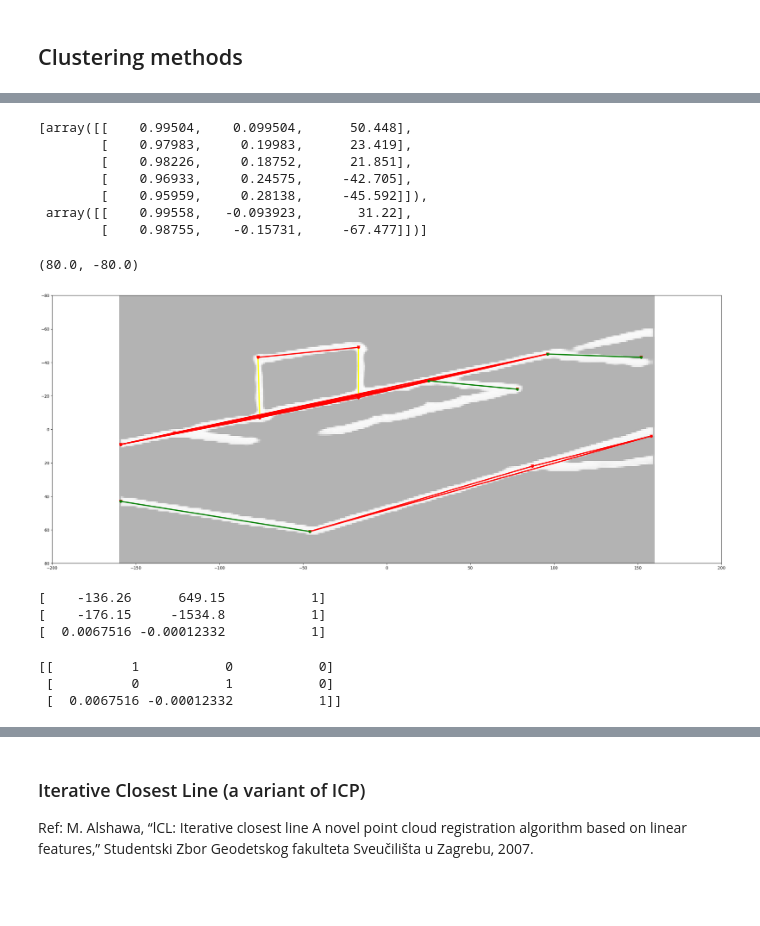
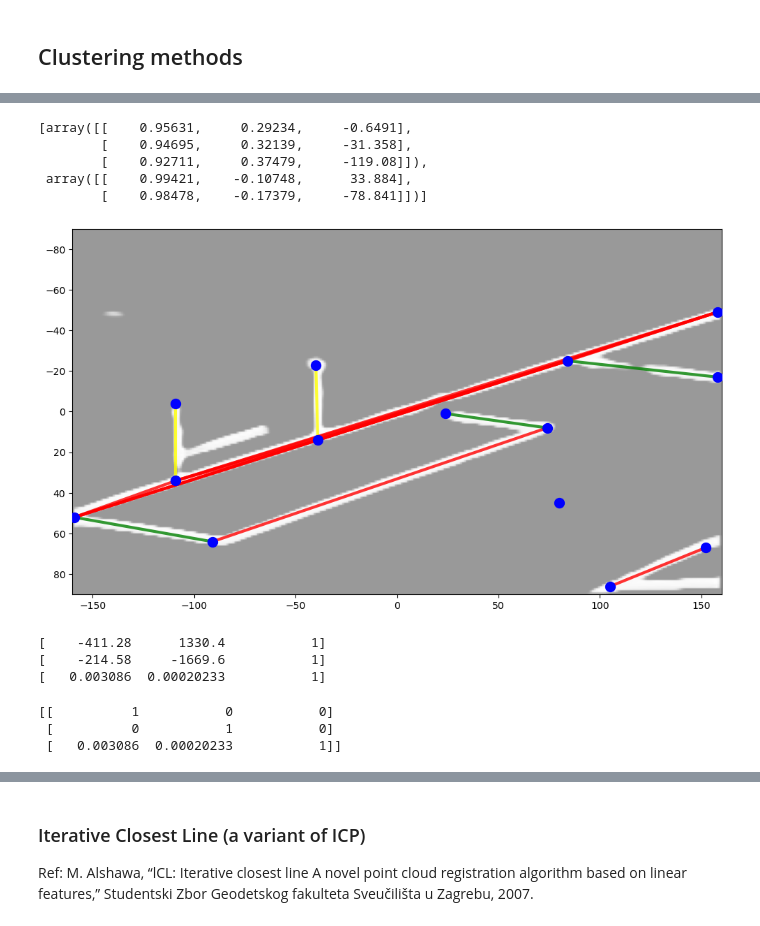
Before and after one commit to SamNguyen2k5/NUSC-ISC-FootballAnalysis, a Jupyter notebook: notebooks/251028 - Keypoint Mask Clustering.ipynb, the cells around one changed output, grey strips where cells are left out. Saved outputs shown, nothing was run; the diff lists cells and outputs as text; code cells hidden in the pictures; blank space fills up the shorter version.

Commit message:
Report update

```diff
--- a/notebooks/251028 - Keypoint Mask Clustering.ipynb
+++ b/notebooks/251028 - Keypoint Mask Clustering.ipynb
@@ -191,7 +191,7 @@ def plot_clustering_mask(n, threshold=.8):
 # plot_clustering_mask(n=batch_size)
 # plot_clustering_mask(n=4)
 # %%
-IDX = 14
+IDX = 10
 img, labels = calibration_valid_dataset[IDX]
 
 seg_mask = unet_seg_model(torch.Tensor(img).unsqueeze(0).unsqueeze(1))
@@ -304,7 +311,7 @@ line[line[:, 0] < 0, :] *= -1
 line = line / np.linalg.norm(line[:, [0, 1]], axis=1, keepdims=True)
 print(line)
 
-dbscan_arg = DBSCAN(min_samples=2, eps=0.1).fit(line[:, [0, 1]])
+dbscan_arg = DBSCAN(min_samples=2, eps=0.05).fit(line[:, [0, 1]])
 line_arg_labels = dbscan_arg.labels_
 
 print(line_arg_labels)
@@ -345,31 +353,33 @@ for line_type in (0, 1):
 
 filtered_lines
 # %% [output]
-[array([[    0.99504,    0.099504,      50.448],
-        [    0.97983,     0.19983,      23.419],
-        [    0.98226,     0.18752,      21.851],
-        [    0.96933,     0.24575,     -42.705],
-        [    0.95959,     0.28138,     -45.592]]),
- array([[    0.99558,   -0.093923,       31.22],
-        [    0.98755,    -0.15731,     -67.477]])]
+[array([[    0.95631,     0.29234,     -0.6491],
+        [    0.94695,     0.32139,     -31.358],
+        [    0.92711,     0.37479,     -119.08]]),
+ array([[    0.99421,    -0.10748,      33.884],
+        [    0.98478,    -0.17379,     -78.841]])]
 # %%
-fig, ax = plt.subplots(figsize=(30, 30))
+fig, ax = plt.subplots(figsize=(10, 10))
+ax.set_aspect('equal')
 
 X = np.stack([
     out_keypoints[segments[:, 0].astype('int'), 0:2],
     out_keypoints[segments[:, 1].astype('int'), 0:2]
 ], axis=1)
 
-ax.plot(X[dbscan_arg.labels_ == -1, :, -1].T, X[dbscan_arg.labels_ == -1, :, 0].T, marker='o', color='yellow', linewidth=3)
-ax.plot(X[dbscan_arg.labels_ == 0, :, 1].T, X[dbscan_arg.labels_ == 0, :, 0].T, marker='o', color='red', linewidth=3)
-ax.plot(X[dbscan_arg.labels_ == 1, :, 1].T, X[dbscan_arg.labels_ == 1, :, 0].T, marker='o', color='green', linewidth=3)
-ax.scatter(x=out_keypoints[:, 1], y=out_keypoints[:, 0], color='red', marker='v', s=50)
-ax.imshow(seg_mask, cmap='gray', extent=[-160, 160, 90, -90], alpha=.3)
-ax.set_xlim(-200, 200)
-ax.set_ylim(80, -80)
+ax.scatter(x=out_keypoints[:, 1], y=out_keypoints[:, 0], color='blue', marker='o', s=100, zorder=10)
+ax.plot(X[dbscan_arg.labels_ == -1, :, -1].T, X[dbscan_arg.labels_ == -1, :, 0].T, marker='o', color='yellow', linewidth=3, alpha=.8)
+ax.plot(X[dbscan_arg.labels_ == 0, :, 1].T, X[dbscan_arg.labels_ == 0, :, 0].T, marker='o', color='red', linewidth=3, alpha=.8)
+ax.plot(X[dbscan_arg.labels_ == 1, :, 1].T, X[dbscan_arg.labels_ == 1, :, 0].T, marker='o', color='green', linewidth=3, alpha=.8)
+ax.imshow(seg_mask, cmap='gray', extent=[-160, 160, 90, -90], alpha=.4)
+ax.set_xlim(-160, 160)
+ax.set_ylim(90, -90)
+
+fig.tight_layout()
+fig.savefig('../reports/2510/clustering/edge-detected.png')
+fig.show()
 # %% [output]
-(80.0, -80.0)
-[figure, old version]
+[figure, new version]
 # %%
 def best_intersection_point(lines):
     _, _, VT = np.linalg.svd(lines)
@@ -387,9 +397,9 @@ print(vp_0)
 print(vp_1)
 print(v_line)
 # %% [output]
-[    -136.26      649.15           1]
-[    -176.15     -1534.8           1]
-[  0.0067516 -0.00012332           1]
+[    -411.28      1330.4           1]
+[    -214.58     -1669.6           1]
+[   0.003086  0.00020233           1]
 # %%
 homography_affine = np.eye(3)
 homography_affine[2, :] = v_line
@@ -397,7 +407,7 @@ print(homography_affine)
 # %% [output]
 [[          1           0           0]
  [          0           1           0]
- [  0.0067516 -0.00012332           1]]
+ [   0.003086  0.00020233           1]]
 # %%
 out_keypoints_affine = out_keypoints @ homography_affine.T
 
```
Also changed, not shown: parts of 17 cells of this notebook, 24 other files.
